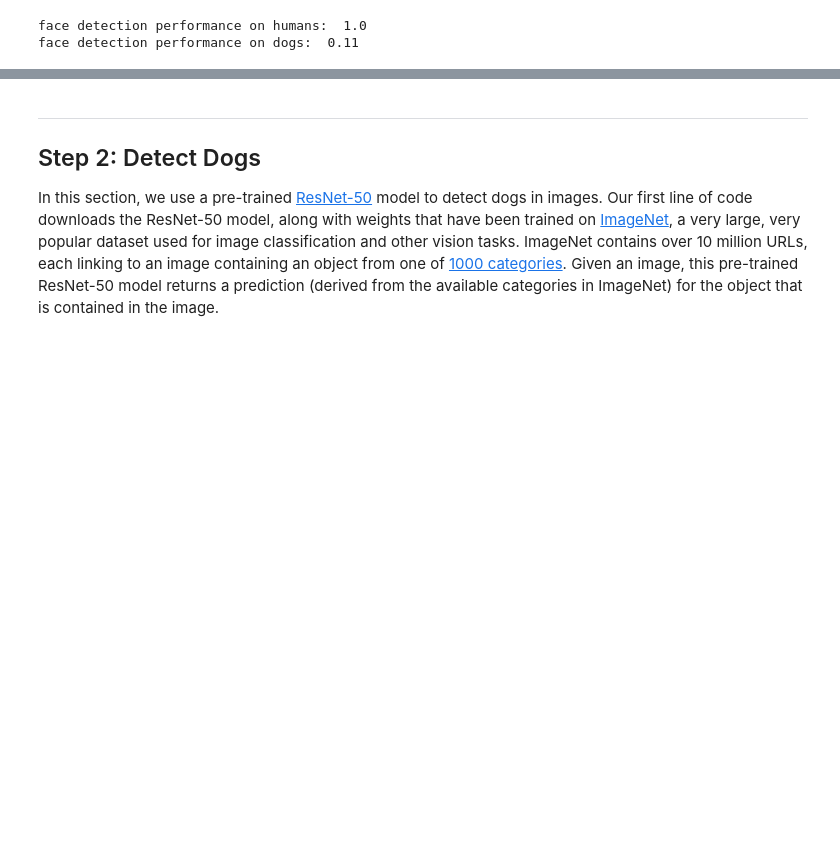
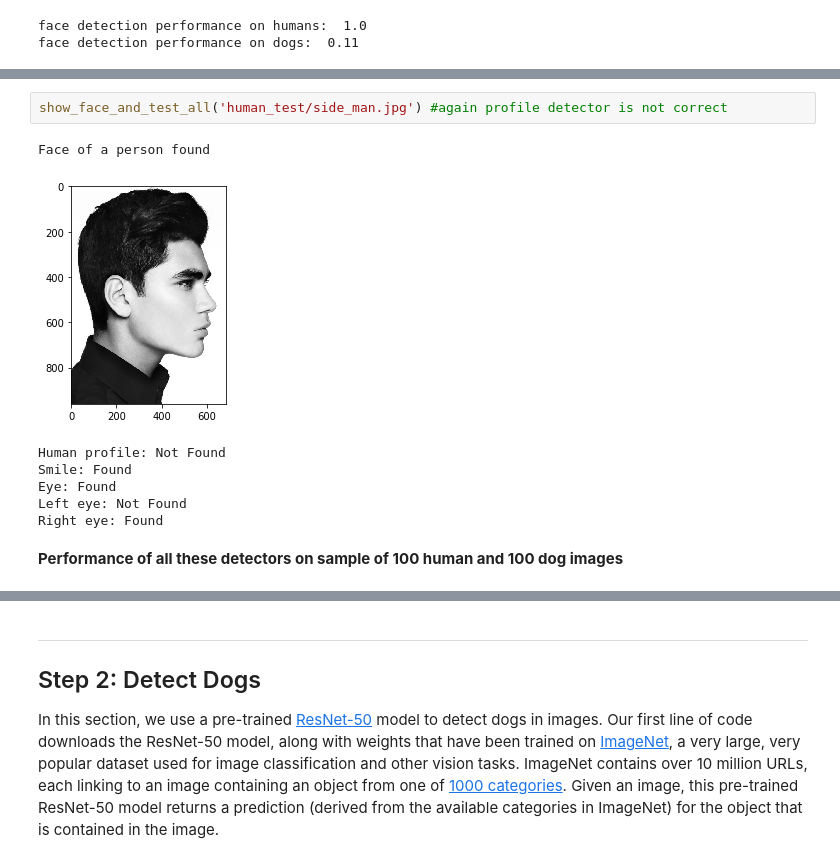
Before and after one commit to gotamist/deep-learning, a Jupyter notebook: dog_app.ipynb, the cells around one changed output, grey strips where cells are left out. Drawn from its saved outputs; the diff is of its cells as text; blank space fills up the shorter version.

```diff
--- a/dog_app.ipynb
+++ b/dog_app.ipynb
@@ -206,0 +319,12 @@ We suggest the face detector from OpenCV as a potential way to detect human imag
+# %%
+show_face_and_test_all('human_test/side_man.jpg') #again profile detector is not correct
+# %% [output]
+Face of a person found
+[figure, added]
+Human profile: Not Found
+Smile: Found
+Eye: Found
+Left eye: Not Found
+Right eye: Found
+# %% [markdown]
+__Performance of all these detectors on sample of 100 human and 100 dog images__
```
Also changed, not shown: parts of 56 cells of this notebook.
